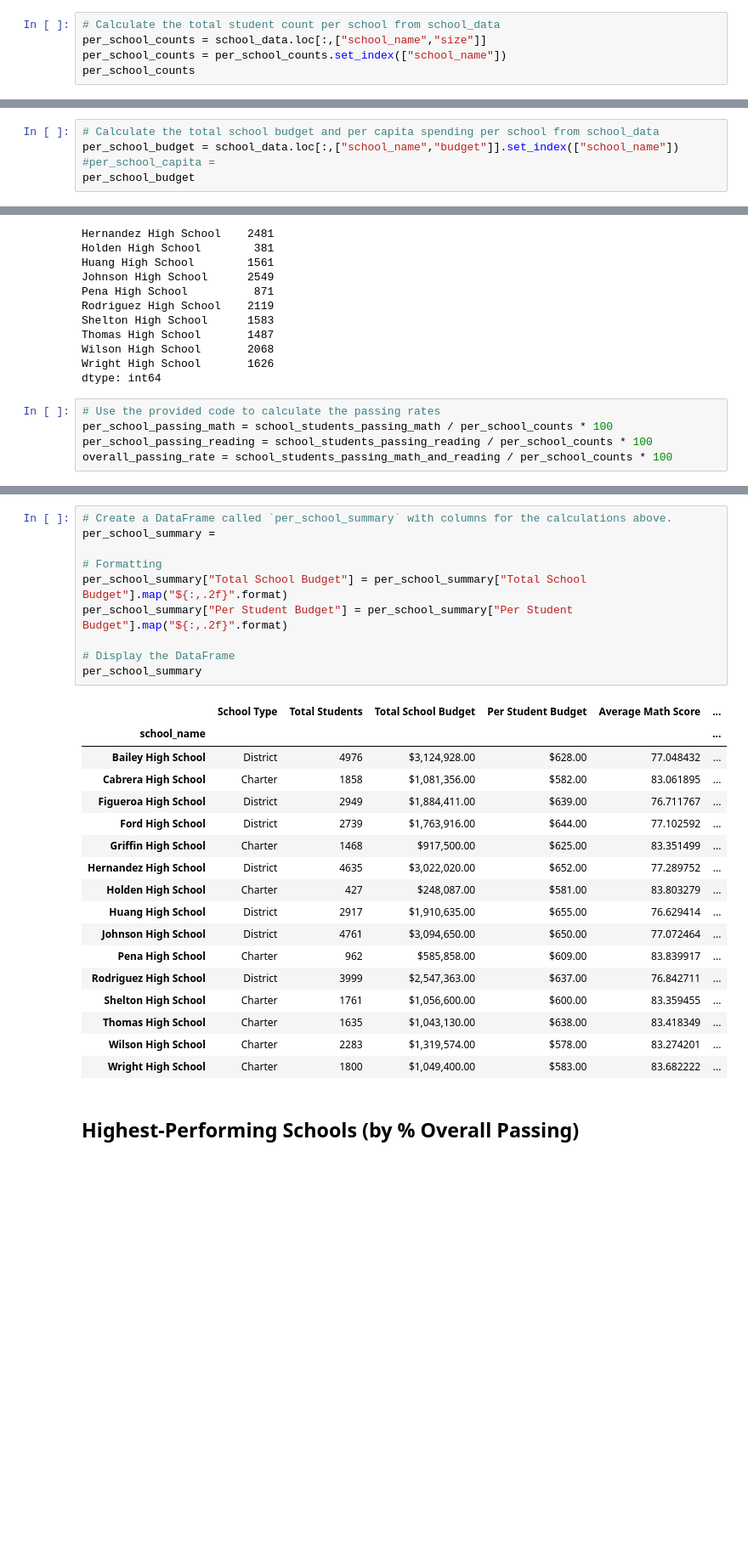
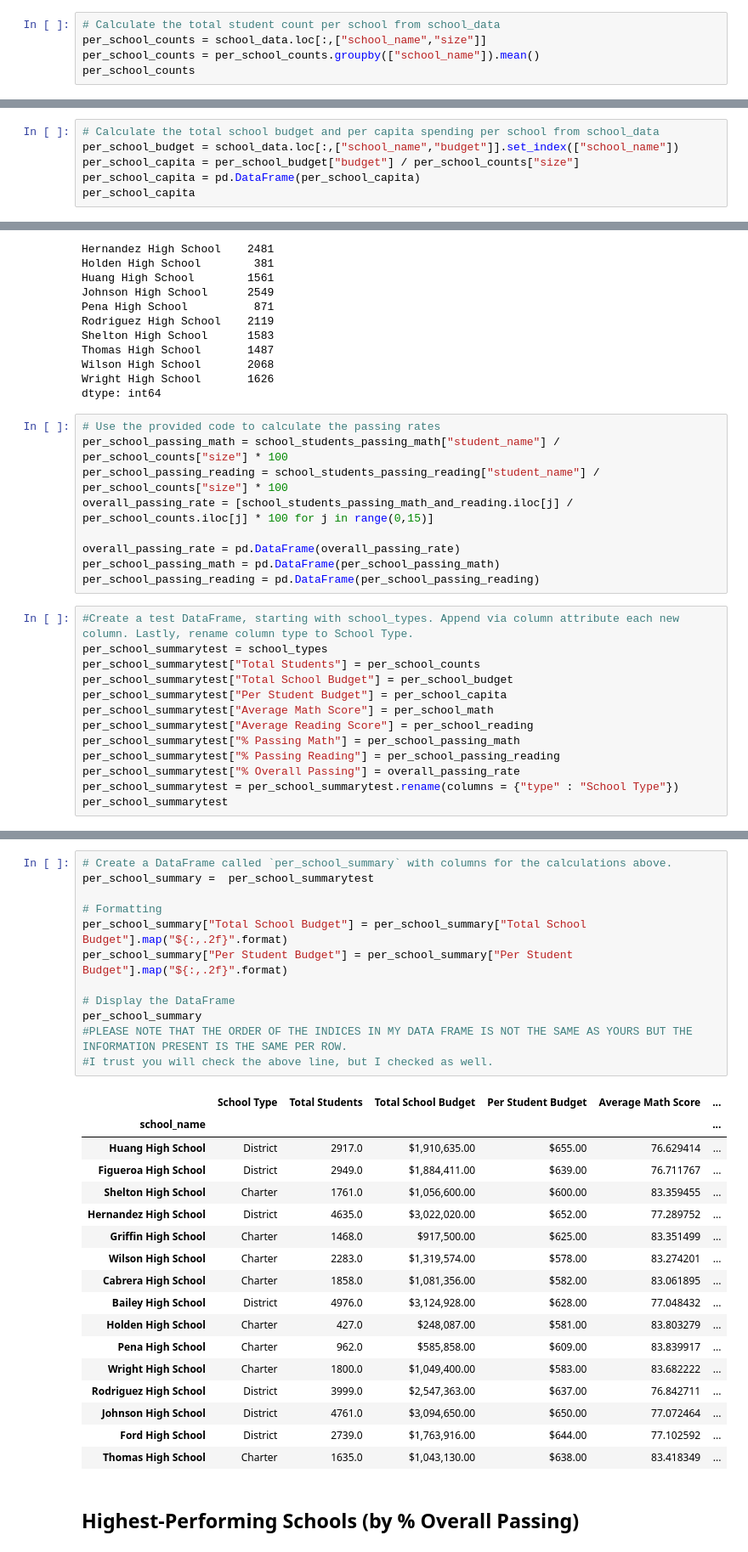
Before and after one commit to cbeat0n/pandas-challenge, a Jupyter notebook: PyCitySchools/PyCitySchools.ipynb, the cells around one changed output, grey strips where cells are left out. Shown: that part at 85% size. Cells and saved outputs as stored; diff of their text form; blank space fills up the shorter version.

Commit message:
Finished School Summary, left markdown cell below it. Modified code from chassis so that %s could be read properly, all other cells nominal.

```diff
--- a/PyCitySchools/PyCitySchools.ipynb
+++ b/PyCitySchools/PyCitySchools.ipynb
@@ -114,7 +133,7 @@ school_types = pd.DataFrame(school_types)
 # %%
 # Calculate the total student count per school from school_data
 per_school_counts = school_data.loc[:,["school_name","size"]]
-per_school_counts = per_school_counts.set_index(["school_name"])
+per_school_counts = per_school_counts.groupby(["school_name"]).mean()
 per_school_counts
 # %% [output]
 |  | size |
@@ -137,6 +156,7 @@ per_school_counts
 # %%
 # Calculate the total school budget and per capita spending per school from school_data
 per_school_budget = school_data.loc[:,["school_name","budget"]].set_index(["school_name"])
-#per_school_capita =
-per_school_budget
+per_school_capita = per_school_budget["budget"] / per_school_counts["size"]
+per_school_capita = pd.DataFrame(per_school_capita)
+per_school_capita
 # %% [output]
@@ -244,6 +264,23 @@ Wright High School       1626
 dtype: int64
 # %%
 # Use the provided code to calculate the passing rates
-per_school_passing_math = school_students_passing_math / per_school_counts * 100
-per_school_passing_reading = school_students_passing_reading / per_school_counts * 100
-overall_passing_rate = school_students_passing_math_and_reading / per_school_counts * 100
+per_school_passing_math = school_students_passing_math["student_name"] / per_school_counts["size"] * 100
+per_school_passing_reading = school_students_passing_reading["student_name"] / per_school_counts["size"] * 100
+overall_passing_rate = [school_students_passing_math_and_reading.iloc[j] / per_school_counts.iloc[j] * 100 for j in range(0,15)]
+
+overall_passing_rate = pd.DataFrame(overall_passing_rate)
+per_school_passing_math = pd.DataFrame(per_school_passing_math)
+per_school_passing_reading = pd.DataFrame(per_school_passing_reading)
+# %%
+#Create a test DataFrame, starting with school_types. Append via column attribute each new column. Lastly, rename column type to School Type.
+per_school_summarytest = school_types
+per_school_summarytest["Total Students"] = per_school_counts
+per_school_summarytest["Total School Budget"] = per_school_budget
+per_school_summarytest["Per Student Budget"] = per_school_capita
+per_school_summarytest["Average Math Score"] = per_school_math
+per_school_summarytest["Average Reading Score"] = per_school_reading
+per_school_summarytest["% Passing Math"] = per_school_passing_math
+per_school_summarytest["% Passing Reading"] = per_school_passing_reading
+per_school_summarytest["% Overall Passing"] = overall_passing_rate
+per_school_summarytest = per_school_summarytest.rename(columns = {"type" : "School Type"})
+per_school_summarytest
@@ -250,31 +305,33 @@ overall_passing_rate = school_students_passing_math_and_reading / per_school_cou
 # %%
 # Create a DataFrame called `per_school_summary` with columns for the calculations above.
-per_school_summary =
+per_school_summary =  per_school_summarytest
 
 # Formatting
 per_school_summary["Total School Budget"] = per_school_summary["Total School Budget"].map("${:,.2f}".format)
 per_school_summary["Per Student Budget"] = per_school_summary["Per Student Budget"].map("${:,.2f}".format)
 
 # Display the DataFrame
 per_school_summary
+#PLEASE NOTE THAT THE ORDER OF THE INDICES IN MY DATA FRAME IS NOT THE SAME AS YOURS BUT THE INFORMATION PRESENT IS THE SAME PER ROW.
+#I trust you will check the above line, but I checked as well.
 # %% [output]
 |  | School Type | Total Students | Total School Budget | Per Student Budget | Average Math Score | ... |
 | school_name |  |  |  |  |  | ... |
-| Bailey High School | District | 4976 | $3,124,928.00 | $628.00 | 77.048432 | ... |
-| Cabrera High School | Charter | 1858 | $1,081,356.00 | $582.00 | 83.061895 | ... |
-| Figueroa High School | District | 2949 | $1,884,411.00 | $639.00 | 76.711767 | ... |
-| Ford High School | District | 2739 | $1,763,916.00 | $644.00 | 77.102592 | ... |
-| Griffin High School | Charter | 1468 | $917,500.00 | $625.00 | 83.351499 | ... |
-| Hernandez High School | District | 4635 | $3,022,020.00 | $652.00 | 77.289752 | ... |
-| Holden High School | Charter | 427 | $248,087.00 | $581.00 | 83.803279 | ... |
-| Huang High School | District | 2917 | $1,910,635.00 | $655.00 | 76.629414 | ... |
-| Johnson High School | District | 4761 | $3,094,650.00 | $650.00 | 77.072464 | ... |
-| Pena High School | Charter | 962 | $585,858.00 | $609.00 | 83.839917 | ... |
-| Rodriguez High School | District | 3999 | $2,547,363.00 | $637.00 | 76.842711 | ... |
-| Shelton High School | Charter | 1761 | $1,056,600.00 | $600.00 | 83.359455 | ... |
-| Thomas High School | Charter | 1635 | $1,043,130.00 | $638.00 | 83.418349 | ... |
-| Wilson High School | Charter | 2283 | $1,319,574.00 | $578.00 | 83.274201 | ... |
-| Wright High School | Charter | 1800 | $1,049,400.00 | $583.00 | 83.682222 | ... |
+| Huang High School | District | 2917.0 | $1,910,635.00 | $655.00 | 76.629414 | ... |
+| Figueroa High School | District | 2949.0 | $1,884,411.00 | $639.00 | 76.711767 | ... |
+| Shelton High School | Charter | 1761.0 | $1,056,600.00 | $600.00 | 83.359455 | ... |
+| Hernandez High School | District | 4635.0 | $3,022,020.00 | $652.00 | 77.289752 | ... |
+| Griffin High School | Charter | 1468.0 | $917,500.00 | $625.00 | 83.351499 | ... |
+| Wilson High School | Charter | 2283.0 | $1,319,574.00 | $578.00 | 83.274201 | ... |
+| Cabrera High School | Charter | 1858.0 | $1,081,356.00 | $582.00 | 83.061895 | ... |
+| Bailey High School | District | 4976.0 | $3,124,928.00 | $628.00 | 77.048432 | ... |
+| Holden High School | Charter | 427.0 | $248,087.00 | $581.00 | 83.803279 | ... |
+| Pena High School | Charter | 962.0 | $585,858.00 | $609.00 | 83.839917 | ... |
+| Wright High School | Charter | 1800.0 | $1,049,400.00 | $583.00 | 83.682222 | ... |
+| Rodriguez High School | District | 3999.0 | $2,547,363.00 | $637.00 | 76.842711 | ... |
+| Johnson High School | District | 4761.0 | $3,094,650.00 | $650.00 | 77.072464 | ... |
+| Ford High School | District | 2739.0 | $1,763,916.00 | $644.00 | 77.102592 | ... |
+| Thomas High School | Charter | 1635.0 | $1,043,130.00 | $638.00 | 83.418349 | ... |
 # %% [markdown]
 ## Highest-Performing Schools (by % Overall Passing)
 # %%
```
Also changed, not shown: parts of 7 cells of this notebook.
